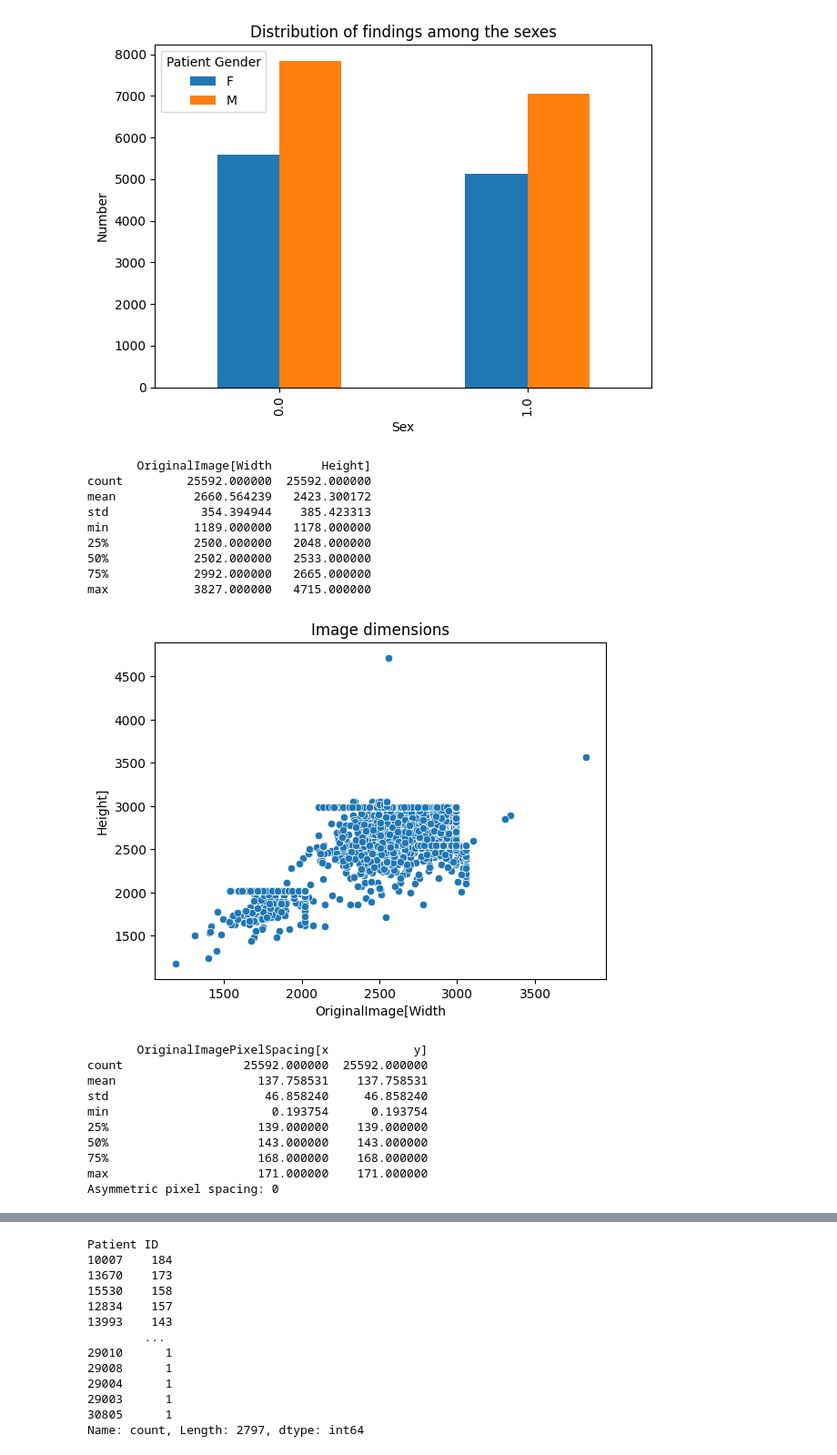
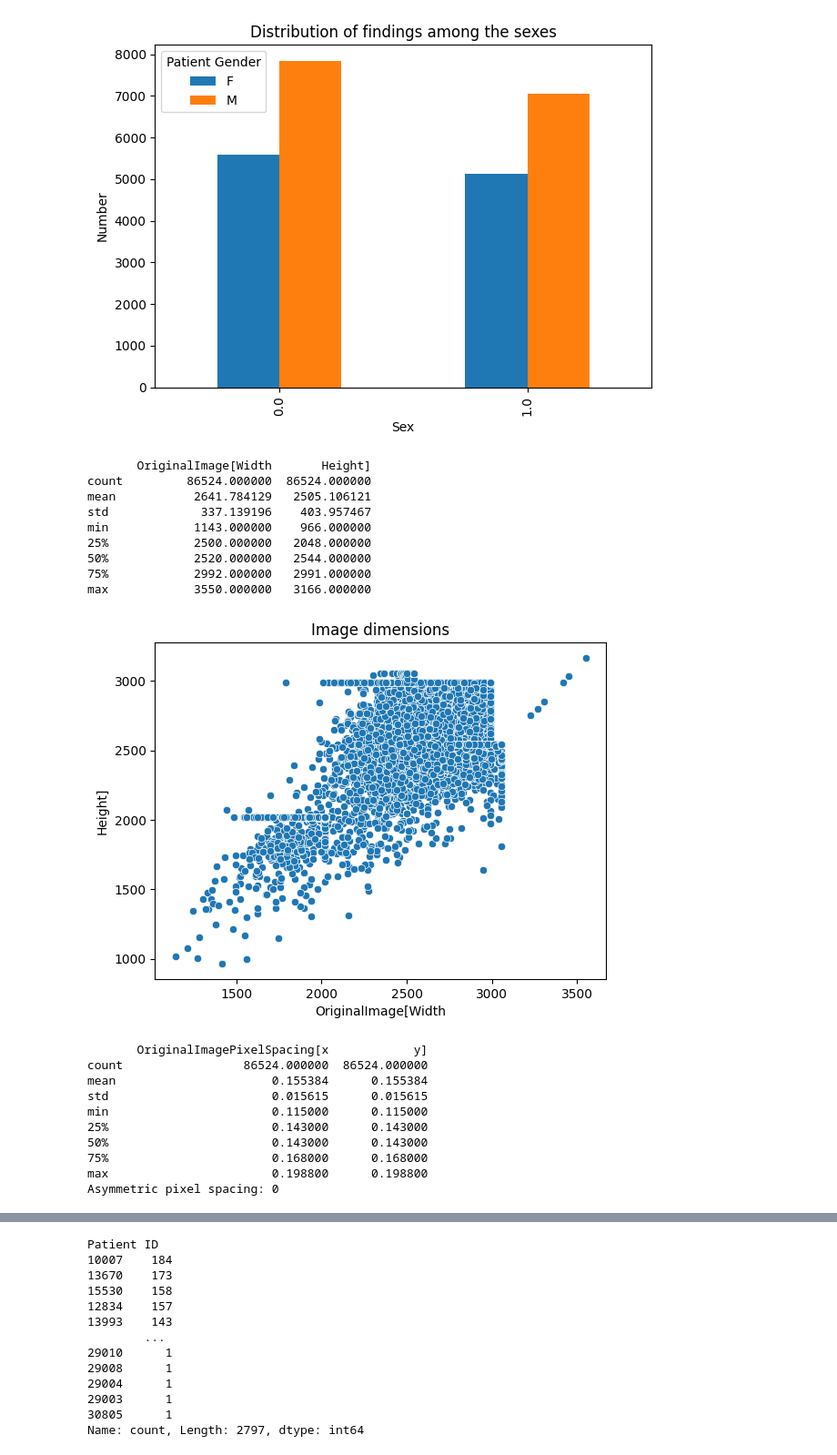
Before and after one commit to nikodice4/MedCLIP_shortcuts, a Jupyter notebook: notebooks/eda_pre.ipynb, the cells around one changed output, grey strips where cells are left out. Shown at 91% size. Saved outputs shown, nothing was run; the diff lists cells and outputs as text; code cells hidden in the pictures.

```diff
--- a/notebooks/eda_pre.ipynb
+++ b/notebooks/eda_pre.ipynb
@@ -131,6 +165,6 @@ plt.show()
 # %% [markdown]
 # Reading in the processed data, and the drain data
 # %%
-df_drains_pos = pd.read_csv("../data/raw/ChestX-ray14/NIH-CX14_TubeAnnotations_NonExperts_aggregated.csv", index_col=0)
-df_drains_neg = pd.read_csv("../data/processed/ChestX-ray14/CXR14_Drains_Labels.csv", sep=";", index_col=0)
-df_processed = pd.read_csv("../data/processed/ChestX-ray14/processed_labels.csv", index_col=0)
+# df_drains_pos = pd.read_csv("../data/raw/ChestX-ray14/NIH-CX14_TubeAnnotations_NonExperts_aggregated.csv", index_col=0)
+df_train = pd.read_csv("../data/processed/ChestX-ray14/train/files/processed_labels_train.csv", index_col=0)
+df_test = pd.read_csv("../data/processed/ChestX-ray14/test/files/processed_labels_drains.csv", index_col=0)
@@ -243,5 +213,5 @@ Such as the drain annotations for the positive AND negative cases of pneumothora
 # %%
-df_drains_neg = df_drains_neg.drop(columns=["Unnamed: 11", "Unnamed: 0"])
-df_drains_neg
+df_train = df_train.drop(columns="Unnamed: 11")
+df_train.head()
 # %% [output]
 |  | Image Index | Finding Labels | Follow-up # | Patient ID | Patient Age | Patient Gender | View Position | ... |
@@ -478,35 +520,35 @@ plt.show()
 <Figure size 640x480 with 0 Axes>
 [figure]
 # %%
-print(df_drains_neg[["OriginalImage[Width", "Height]"]].describe())
-sns.scatterplot(data=df_drains_neg, x="OriginalImage[Width", y="Height]")
+print(df_train[["OriginalImage[Width", "Height]"]].describe())
+sns.scatterplot(data=df_train, x="OriginalImage[Width", y="Height]")
 plt.title("Image dimensions")
 plt.show()
 
-print(df_drains_neg[["OriginalImagePixelSpacing[x", "y]"]].describe())
+print(df_train[["OriginalImagePixelSpacing[x", "y]"]].describe())
 # finding mismatches between pixels
-mismatch = df_drains_neg[df_drains_neg["OriginalImagePixelSpacing[x"] != df_drains_neg["y]"]]
+mismatch = df_train[df_train["OriginalImagePixelSpacing[x"] != df_train["y]"]]
 print(f"Asymmetric pixel spacing: {len(mismatch)}")
 # %% [output]
        OriginalImage[Width       Height]
-count         25592.000000  25592.000000
-mean           2660.564239   2423.300172
-std             354.394944    385.423313
-min            1189.000000   1178.000000
+count         86524.000000  86524.000000
+mean           2641.784129   2505.106121
+std             337.139196    403.957467
+min            1143.000000    966.000000
 25%            2500.000000   2048.000000
-50%            2502.000000   2533.000000
-75%            2992.000000   2665.000000
-max            3827.000000   4715.000000
+50%            2520.000000   2544.000000
+75%            2992.000000   2991.000000
+max            3550.000000   3166.000000
-[figure, old version]
+[figure, new version]
        OriginalImagePixelSpacing[x            y]
-count                 25592.000000  25592.000000
-mean                    137.758531    137.758531
-std                      46.858240     46.858240
-min                       0.193754      0.193754
-25%                     139.000000    139.000000
-50%                     143.000000    143.000000
-75%                     168.000000    168.000000
-max                     171.000000    171.000000
+count                 86524.000000  86524.000000
+mean                      0.155384      0.155384
+std                       0.015615      0.015615
+min                       0.115000      0.115000
+25%                       0.143000      0.143000
+50%                       0.143000      0.143000
+75%                       0.168000      0.168000
+max                       0.198800      0.198800
 Asymmetric pixel spacing: 0
 # %%
 fig, axes = plt.subplots(1, 3, figsize=(15, 4))
```
Also changed, not shown: parts of 56 cells of this notebook.
